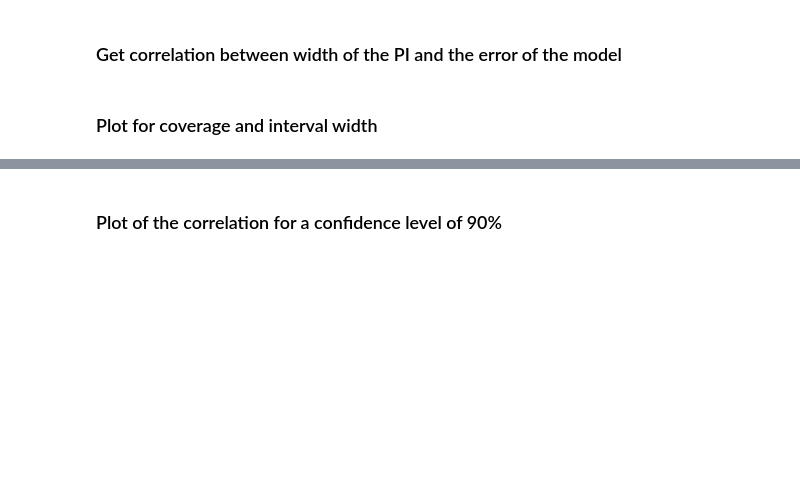
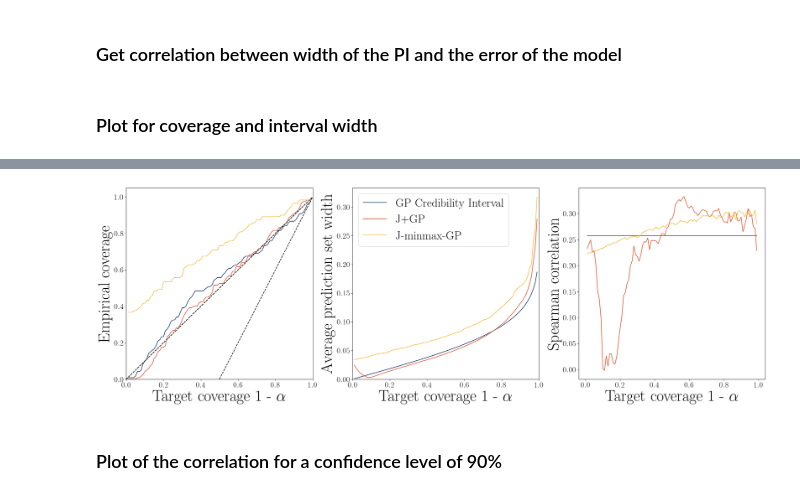
Before and after one commit to vincentblot28/conformalized_gp, a Jupyter notebook: paper_results/notebooks/morokoff_not_noisy_notebook.ipynb, the cells around one changed output, grey strips where cells are left out. Saved outputs shown, nothing was run; the diff lists cells and outputs as text; code cells hidden in the pictures; blank space fills up the shorter version.

```diff
--- a/paper_results/notebooks/morokoff_not_noisy_notebook.ipynb
+++ b/paper_results/notebooks/morokoff_not_noisy_notebook.ipynb
@@ -399,3 +397,55 @@ plt.show()
+# %%
+fs = 40
+ncols = 3
+nrows = 1
+s = 8
+f, ax = plt.subplots(nrows, ncols, figsize=(ncols * s, nrows * s), squeeze=False)
+
+for model_name, model in models.items():
+    model_name = get_model_name(model_name)
+    if model_name in ["GP Credibility Interval", "J+GP", "J-minmax-GP"]:
+        cov = model["coverage"]
+        width = model["average_width"]
+        corr_boostrap_result = model["spearman_correlation_to_error"]
+        corr = [np.mean(c.bootstrap_distribution) for c in corr_boostrap_result]
+
+        ax[0, 0].plot(
+            1 - ALPHA, cov,
+            label=model_name,
+            color=model["color"]
+        )
+        ax[0, 1].plot(
+            1 - ALPHA, width,
+            label=model_name,
+            color=model["color"]
+        )
+        ax[0, 2].plot(
+                1 - ALPHA, corr,
+                label=model_name,
+                color=model["color"]
+                )
+ax[0, 0].plot([[0, 0], [1, 1]], linestyle='dashed', c='black')
+ax[0, 0].plot([0.5, 1], [0, 1], linestyle='dashed', c='black')
+ax[0, 0].set_ylabel("Empirical coverage", fontsize=fs)
+
+
+ax[0, 1].set_ylabel("Average prediction set width", fontsize=fs)
+ax[0, 2].set_ylabel("Spearman correlation", fontsize=fs)
+
+for i in (0, 1, 2):
+        ax[0, i].set_xlabel(r"Target coverage 1 - $\alpha$", fontsize=fs)
+        if i < 2:
+            ax[0, i].set_xlim(0, 1)
+            ax[0, i].set_ylim(0)
+        ax[0, i].tick_params(axis="x", labelsize=20)
+        ax[0, i].tick_params(axis="y", labelsize=20)
+
+ax[0, 1].legend(fontsize=30, loc="upper left")
+plt.tight_layout()
+plt.savefig("paper_results/plots/morokoff_not_noisy_cov_cp_models.pdf")
+plt.show()
+# %% [output]
+[figure, added]
 # %% [markdown]
 ### Plot of the correlation for a confidence level of 90%
 # %%
```
Also changed, not shown: parts of 13 cells of this notebook, 2 other files.
